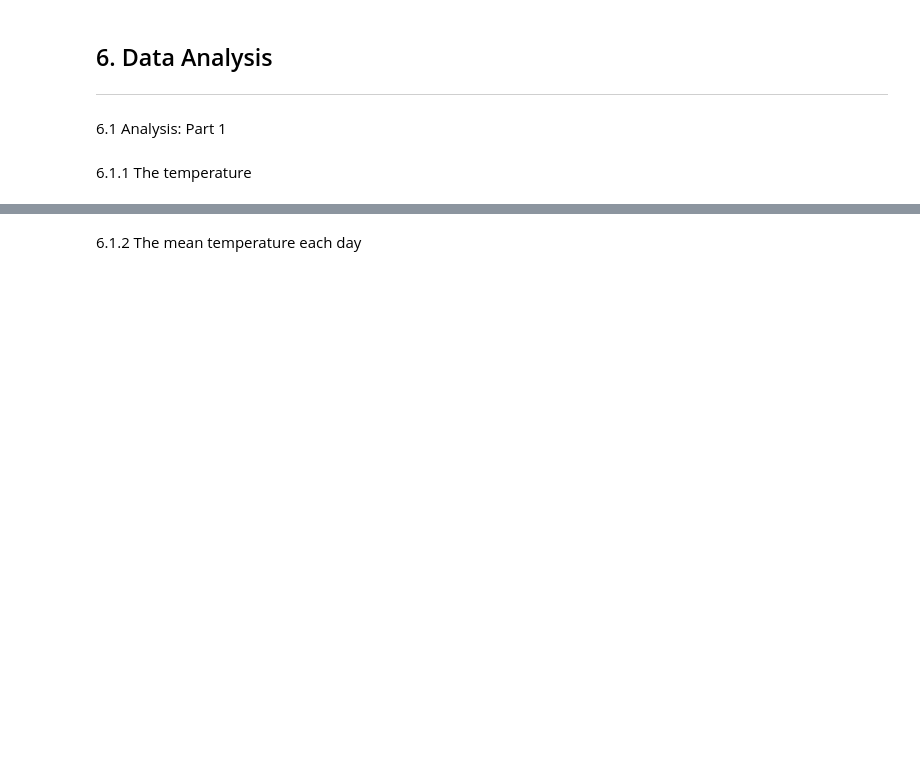
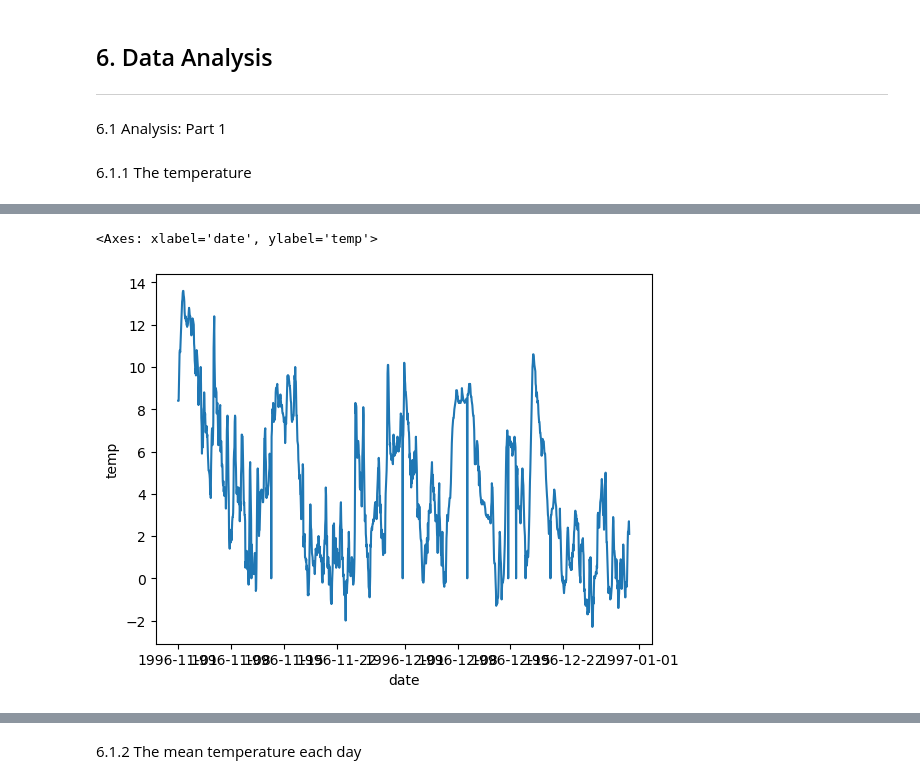
Before and after one commit to SBCURLEY/PFDA-assignments, a Jupyter notebook: assignment_6_Weather.ipynb, the cells around one changed output, grey strips where cells are left out. Cells and saved outputs as stored; diff of their text form; code cells hidden in the pictures; blank space fills up the shorter version.

```diff
--- a/assignment_6_Weather.ipynb
+++ b/assignment_6_Weather.ipynb
@@ -203 +255,7 @@ sns.lineplot(data=df.loc[dateFrom:dateTo], x="date", y="temp")
+# %%
+# November December 1996
+sns.lineplot(data=df.iloc[2227:3659], x="date", y="temp")
+# %% [output]
+<Axes: xlabel='date', ylabel='temp'>
+[figure, added]
 # %%
```
Also changed, not shown: parts of 21 cells of this notebook.
